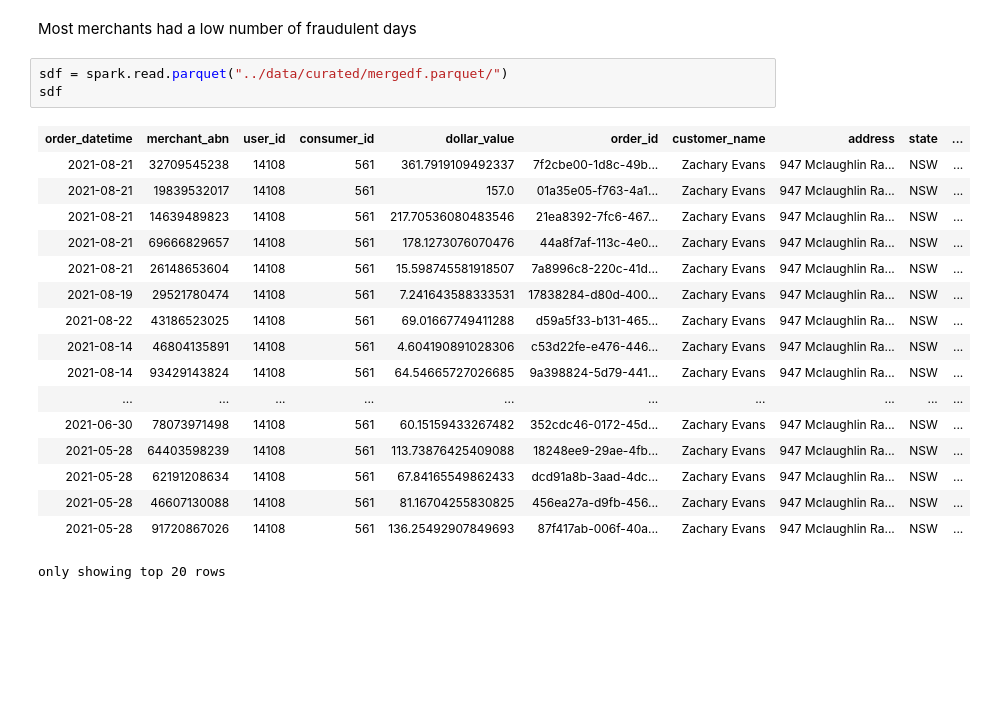
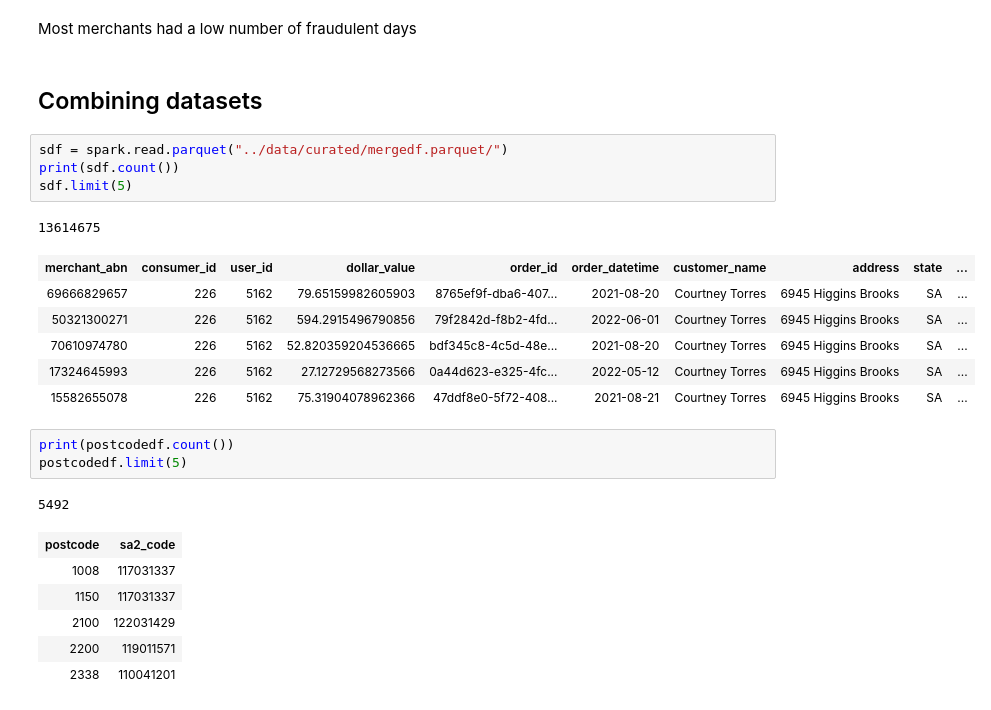
Before and after one commit to MAST30034-Applied-Data-Science/generic-buy-now-pay-later-project-group-35, a Jupyter notebook: notebooks/2 analysis.ipynb, the cells around one changed output. Drawn from its saved outputs; the diff is of its cells as text; blank space fills up the shorter version.

Commit message:
fixed datasets for joining/joined/did all fraud stuffs

```diff
--- a/notebooks/2 analysis.ipynb
+++ b/notebooks/2 analysis.ipynb
@@ -1181,24 +1217,28 @@ plt.show()
 [figure]
 # %% [markdown]
 Most merchants had a low number of fraudulent days
+# %% [markdown]
+## Combining datasets
 # %%
 sdf = spark.read.parquet("../data/curated/mergedf.parquet/")
-sdf
+print(sdf.count())
+sdf.limit(5)
 # %% [output]
+13614675
-| order_datetime | merchant_abn | user_id | consumer_id | dollar_value | order_id | customer_name | address | state | ... |
-| 2021-08-21 | 32709545238 | 14108 | 561 | 361.7919109492337 | 7f2cbe00-1d8c-49b... | Zachary Evans | 947 Mclaughlin Ra... | NSW | ... |
-| 2021-08-21 | 19839532017 | 14108 | 561 | 157.0 | 01a35e05-f763-4a1... | Zachary Evans | 947 Mclaughlin Ra... | NSW | ... |
-| 2021-08-21 | 14639489823 | 14108 | 561 | 217.70536080483546 | 21ea8392-7fc6-467... | Zachary Evans | 947 Mclaughlin Ra... | NSW | ... |
-| 2021-08-21 | 69666829657 | 14108 | 561 | 178.1273076070476 | 44a8f7af-113c-4e0... | Zachary Evans | 947 Mclaughlin Ra... | NSW | ... |
-| 2021-08-21 | 26148653604 | 14108 | 561 | 15.598745581918507 | 7a8996c8-220c-41d... | Zachary Evans | 947 Mclaughlin Ra... | NSW | ... |
-| 2021-08-19 | 29521780474 | 14108 | 561 | 7.241643588333531 | 17838284-d80d-400... | Zachary Evans | 947 Mclaughlin Ra... | NSW | ... |
-| 2021-08-22 | 43186523025 | 14108 | 561 | 69.01667749411288 | d59a5f33-b131-465... | Zachary Evans | 947 Mclaughlin Ra... | NSW | ... |
-| 2021-08-14 | 46804135891 | 14108 | 561 | 4.604190891028306 | c53d22fe-e476-446... | Zachary Evans | 947 Mclaughlin Ra... | NSW | ... |
-| 2021-08-14 | 93429143824 | 14108 | 561 | 64.54665727026685 | 9a398824-5d79-441... | Zachary Evans | 947 Mclaughlin Ra... | NSW | ... |
-| ... | ... | ... | ... | ... | ... | ... | ... | ... | ... |
-| 2021-06-30 | 78073971498 | 14108 | 561 | 60.15159433267482 | 352cdc46-0172-45d... | Zachary Evans | 947 Mclaughlin Ra... | NSW | ... |
-| 2021-05-28 | 64403598239 | 14108 | 561 | 113.73876425409088 | 18248ee9-29ae-4fb... | Zachary Evans | 947 Mclaughlin Ra... | NSW | ... |
-| 2021-05-28 | 62191208634 | 14108 | 561 | 67.84165549862433 | dcd91a8b-3aad-4dc... | Zachary Evans | 947 Mclaughlin Ra... | NSW | ... |
-| 2021-05-28 | 46607130088 | 14108 | 561 | 81.16704255830825 | 456ea27a-d9fb-456... | Zachary Evans | 947 Mclaughlin Ra... | NSW | ... |
-| 2021-05-28 | 91720867026 | 14108 | 561 | 136.25492907849693 | 87f417ab-006f-40a... | Zachary Evans | 947 Mclaughlin Ra... | NSW | ... |
+| merchant_abn | consumer_id | user_id | dollar_value | order_id | order_datetime | customer_name | address | state | ... |
+| 69666829657 | 226 | 5162 | 79.65159982605903 | 8765ef9f-dba6-407... | 2021-08-20 | Courtney Torres | 6945 Higgins Brooks | SA | ... |
+| 50321300271 | 226 | 5162 | 594.2915496790856 | 79f2842d-f8b2-4fd... | 2022-06-01 | Courtney Torres | 6945 Higgins Brooks | SA | ... |
+| 70610974780 | 226 | 5162 | 52.820359204536665 | bdf345c8-4c5d-48e... | 2021-08-20 | Courtney Torres | 6945 Higgins Brooks | SA | ... |
+| 17324645993 | 226 | 5162 | 27.12729568273566 | 0a44d623-e325-4fc... | 2022-05-12 | Courtney Torres | 6945 Higgins Brooks | SA | ... |
+| 15582655078 | 226 | 5162 | 75.31904078962366 | 47ddf8e0-5f72-408... | 2021-08-21 | Courtney Torres | 6945 Higgins Brooks | SA | ... |
-only showing top 20 rows
+# %%
+print(postcodedf.count())
+postcodedf.limit(5)
+# %% [output]
+5492
+| postcode | sa2_code |
+| 1008 | 117031337 |
+| 1150 | 117031337 |
+| 2100 | 122031429 |
+| 2200 | 119011571 |
+| 2338 | 110041201 |
```
Also changed, not shown: parts of 42 cells of this notebook, 1 other file.
